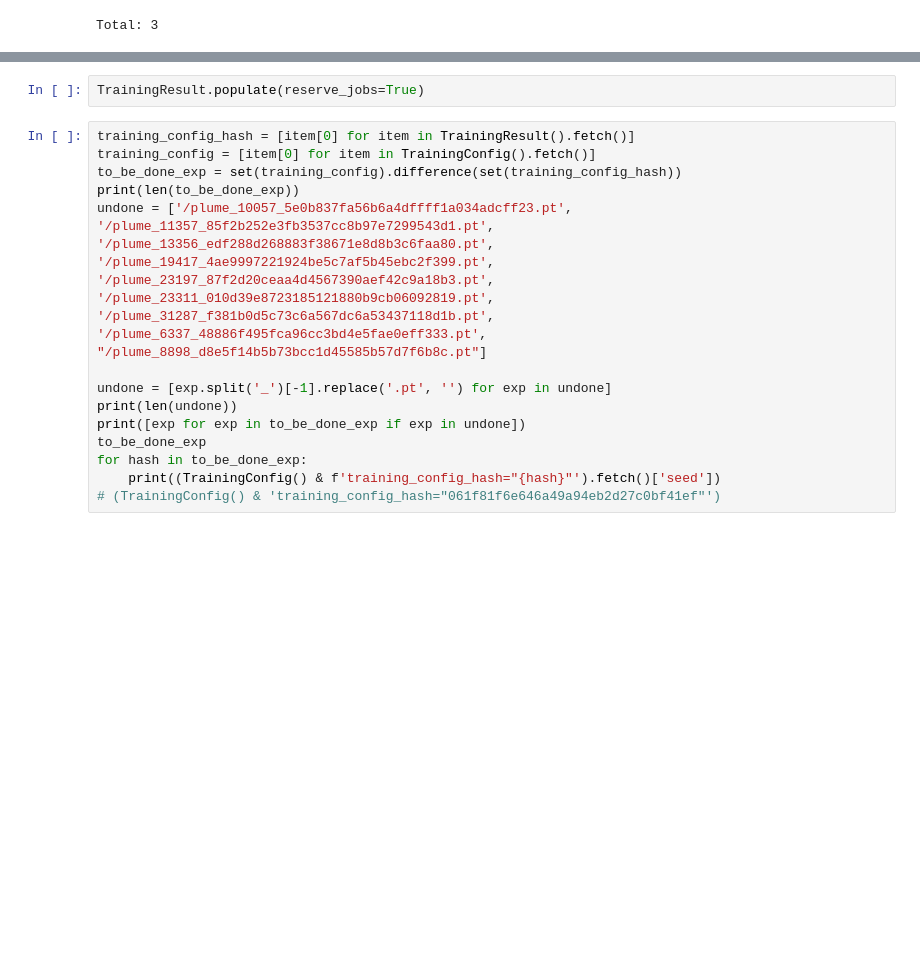
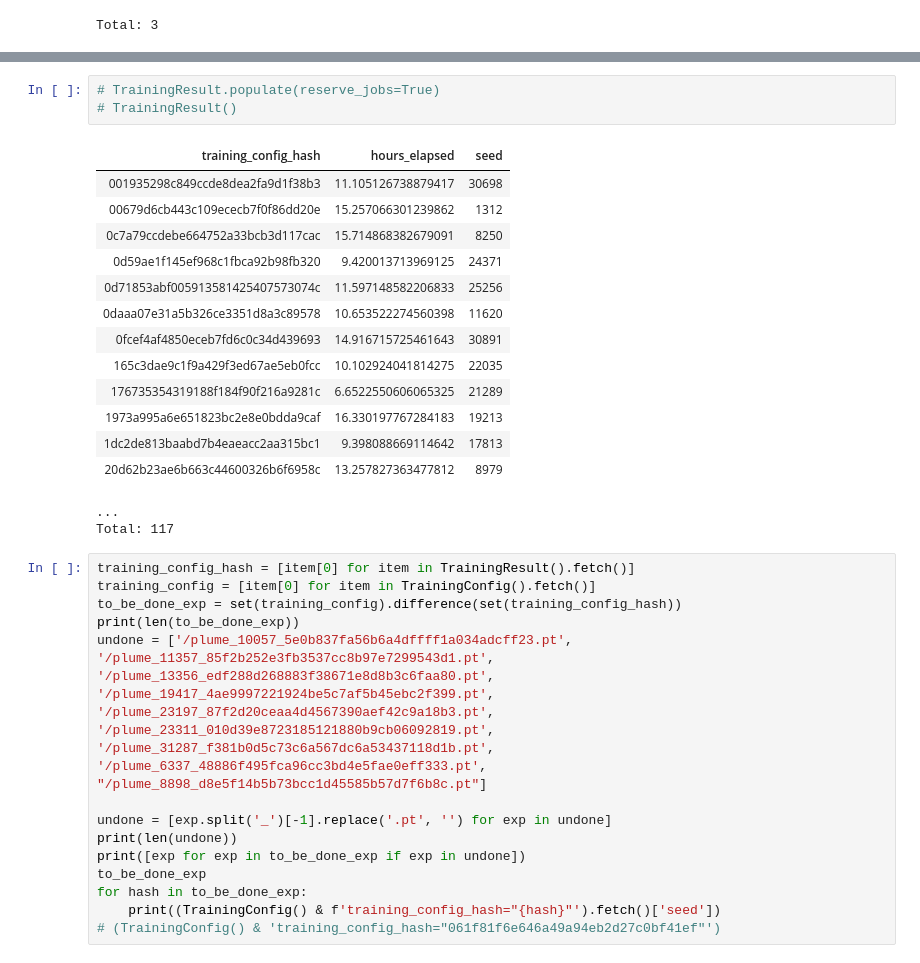
Before and after one commit to weixuanliu11/smartFlies, a Jupyter notebook: tamagotchi/datajoint.ipynb, the cells around one changed output, grey strips where cells are left out. Drawn from its saved outputs; the diff is of its cells as text; blank space fills up the shorter version.

```diff
--- a/tamagotchi/datajoint.ipynb
+++ b/tamagotchi/datajoint.ipynb
@@ -65,5 +65,22 @@ Total: 90
 # %%
-TrainingResult.populate(reserve_jobs=True)
+# TrainingResult.populate(reserve_jobs=True)
+# TrainingResult()
+# %% [output]
+| training_config_hash | hours_elapsed | seed |
+| 001935298c849ccde8dea2fa9d1f38b3 | 11.105126738879417 | 30698 |
+| 00679d6cb443c109ececb7f0f86dd20e | 15.257066301239862 | 1312 |
+| 0c7a79ccdebe664752a33bcb3d117cac | 15.714868382679091 | 8250 |
+| 0d59ae1f145ef968c1fbca92b98fb320 | 9.420013713969125 | 24371 |
+| 0d71853abf005913581425407573074c | 11.597148582206833 | 25256 |
+| 0daaa07e31a5b326ce3351d8a3c89578 | 10.653522274560398 | 11620 |
+| 0fcef4af4850eceb7fd6c0c34d439693 | 14.916715725461643 | 30891 |
+| 165c3dae9c1f9a429f3ed67ae5eb0fcc | 10.102924041814275 | 22035 |
+| 176735354319188f184f90f216a9281c | 6.6522550606065325 | 21289 |
+| 1973a995a6e651823bc2e8e0bdda9caf | 16.330197767284183 | 19213 |
+| 1dc2de813baabd7b4eaeacc2aa315bc1 | 9.398088669114642 | 17813 |
+| 20d62b23ae6b663c44600326b6f6958c | 13.257827363477812 | 8979 |
+...
+Total: 117
 # %%
 training_config_hash = [item[0] for item in TrainingResult().fetch()]
 training_config = [item[0] for item in TrainingConfig().fetch()]
```
Also changed, not shown: parts of 3 cells of this notebook.
